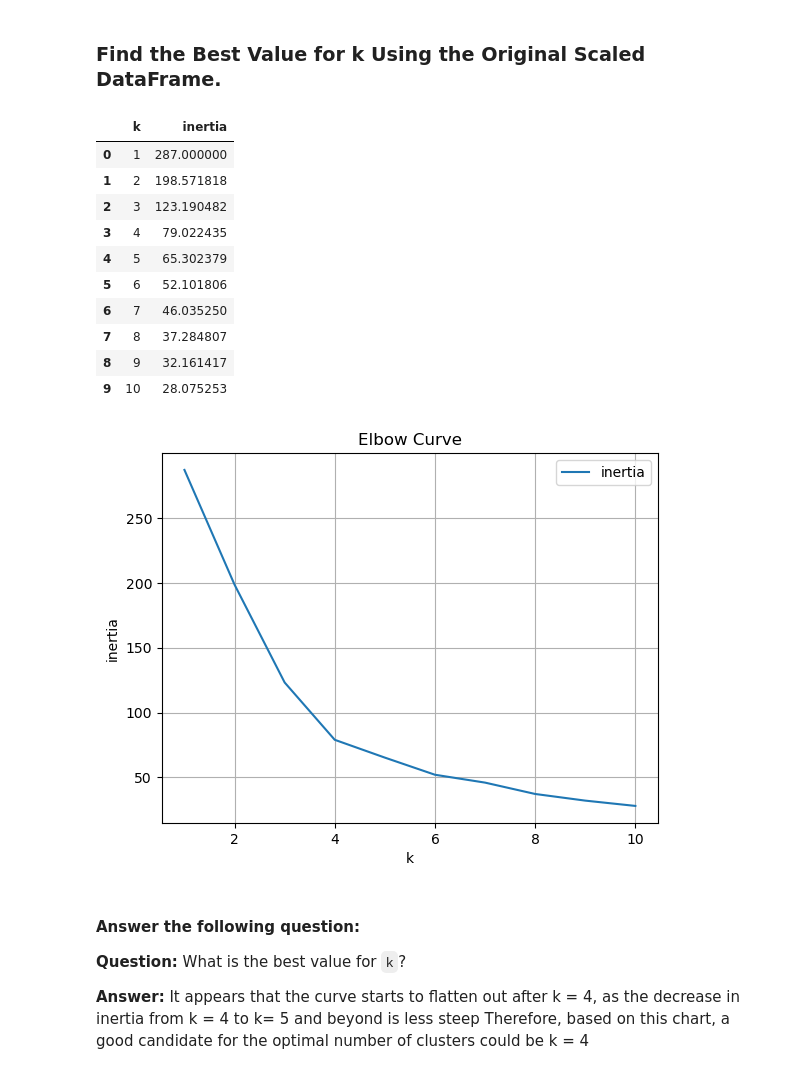
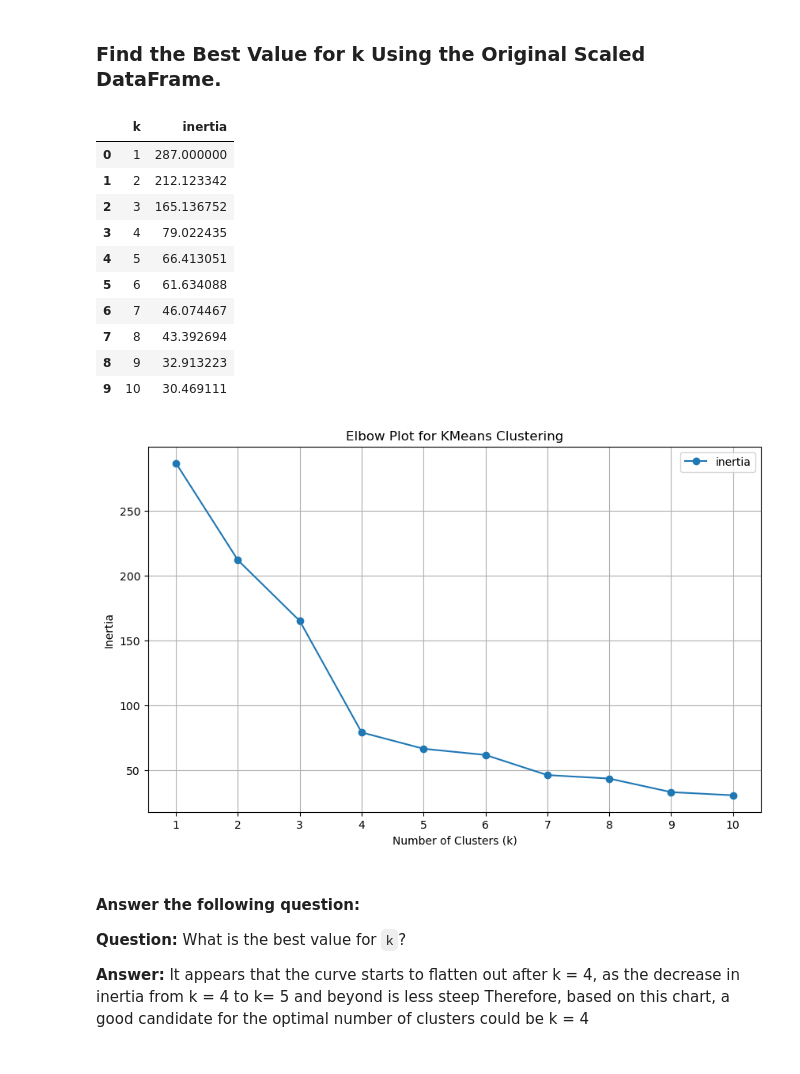
Before and after one commit to Tasnyde/CryptoClustering, a Jupyter notebook: Crypto_Clustering.ipynb, the cells around one changed output. Cells and saved outputs as stored; diff of their text form; code cells hidden in the pictures.

```diff
--- a/Crypto_Clustering.ipynb
+++ b/Crypto_Clustering.ipynb
@@ -69,8 +73,7 @@ market_data_df.head()
 # Find the best value for k using the Original Scaled DataFrame
 # Create a list with the number of k-values to try
 # Use a range from 1 to 11
-k_values = range(1, 11)
-
+k_values = list(range(1, 11))
 
 # Create an empty list to store the inertia values
 inertia_values = []
@@ -81,9 +84,9 @@ inertia_values = []
 # 2. Fit the model to the data using the scaled DataFrame
 # 3. Append the model.inertia_ to the inertia list
 for k in k_values:
-    kmeans = KMeans(n_clusters=k, random_state=0)
-    kmeans.fit(market_data_df)
-    inertia_values.append(kmeans.inertia_)
+    model = KMeans(n_clusters=k, n_init='auto', random_state=1)
+    model.fit(scaled_data_df)
+    inertia_values.append(model.inertia_)
 
 
 # Create a dictionary with the data to plot the Elbow curve
@@ -95,29 +98,31 @@ elbow_df.head(10)
 # %% [output]
 |  | k | inertia |
 | 0 | 1 | 287.000000 |
-| 1 | 2 | 198.571818 |
-| 2 | 3 | 123.190482 |
+| 1 | 2 | 212.123342 |
+| 2 | 3 | 165.136752 |
 | 3 | 4 | 79.022435 |
-| 4 | 5 | 65.302379 |
-| 5 | 6 | 52.101806 |
-| 6 | 7 | 46.035250 |
-| 7 | 8 | 37.284807 |
-| 8 | 9 | 32.161417 |
-| 9 | 10 | 28.075253 |
+| 4 | 5 | 66.413051 |
+| 5 | 6 | 61.634088 |
+| 6 | 7 | 46.074467 |
+| 7 | 8 | 43.392694 |
+| 8 | 9 | 32.913223 |
+| 9 | 10 | 30.469111 |
 # %%
 # Plot a line chart with all the inertia values computed with
 # the different values of k to visually identify the optimal value for k.
 # Use the DataFrame plot method
 # df.plot(x='k', y='inertia', kind='line')
-import matplotlib.pyplot as plt
-elbow_df.plot(x='k', y='inertia', kind='line')
-plt.xlabel('k')
-plt.ylabel('inertia')
-plt.title('Elbow Curve')
+
+elbow_df.plot(x='k', y='inertia', kind='line', marker='o', figsize=(10, 6))
+
+plt.title('Elbow Plot for KMeans Clustering')
+plt.xlabel('Number of Clusters (k)')
+plt.ylabel('Inertia')
+plt.xticks(elbow_df['k'])
 plt.grid(True)
 plt.show()
 # %% [output]
-[figure, old version]
+[figure, new version]
 # %% [markdown]
 #### Answer the following question:
 **Question:** What is the best value for `k`?
```
Also changed, not shown: parts of 19 cells of this notebook, 2 other files.
